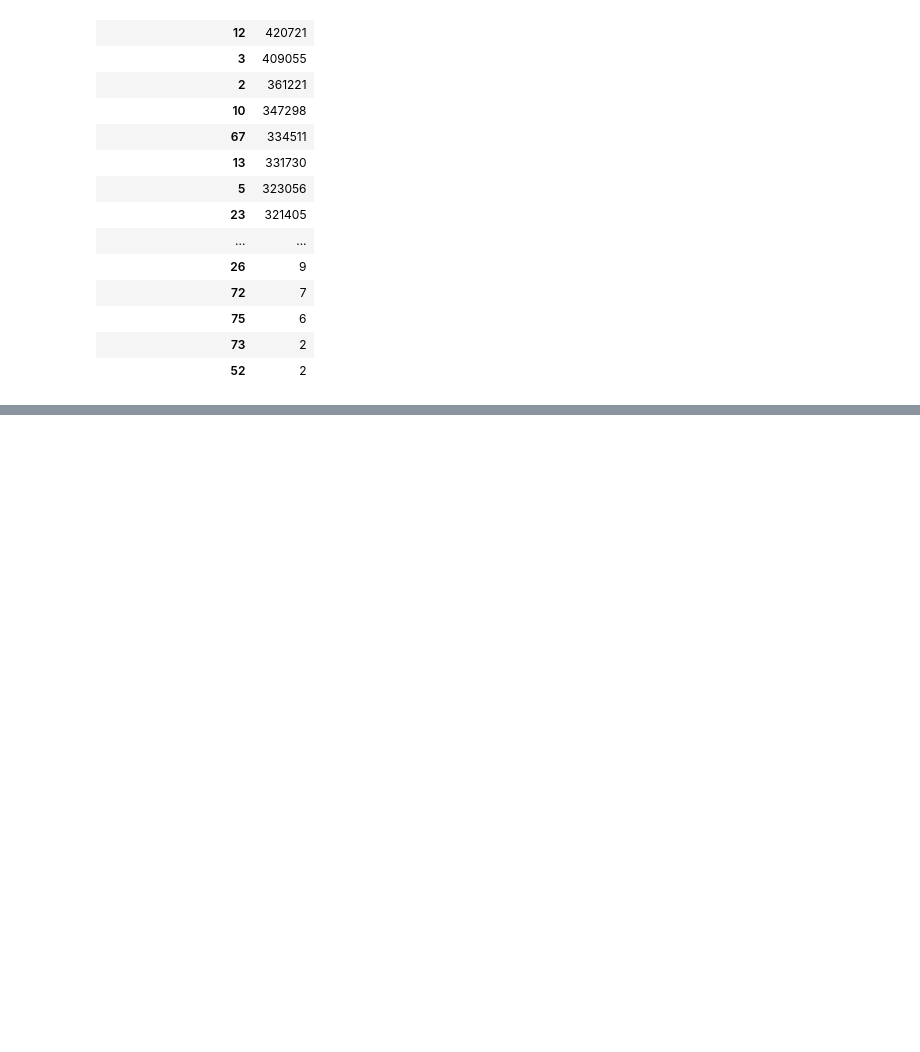
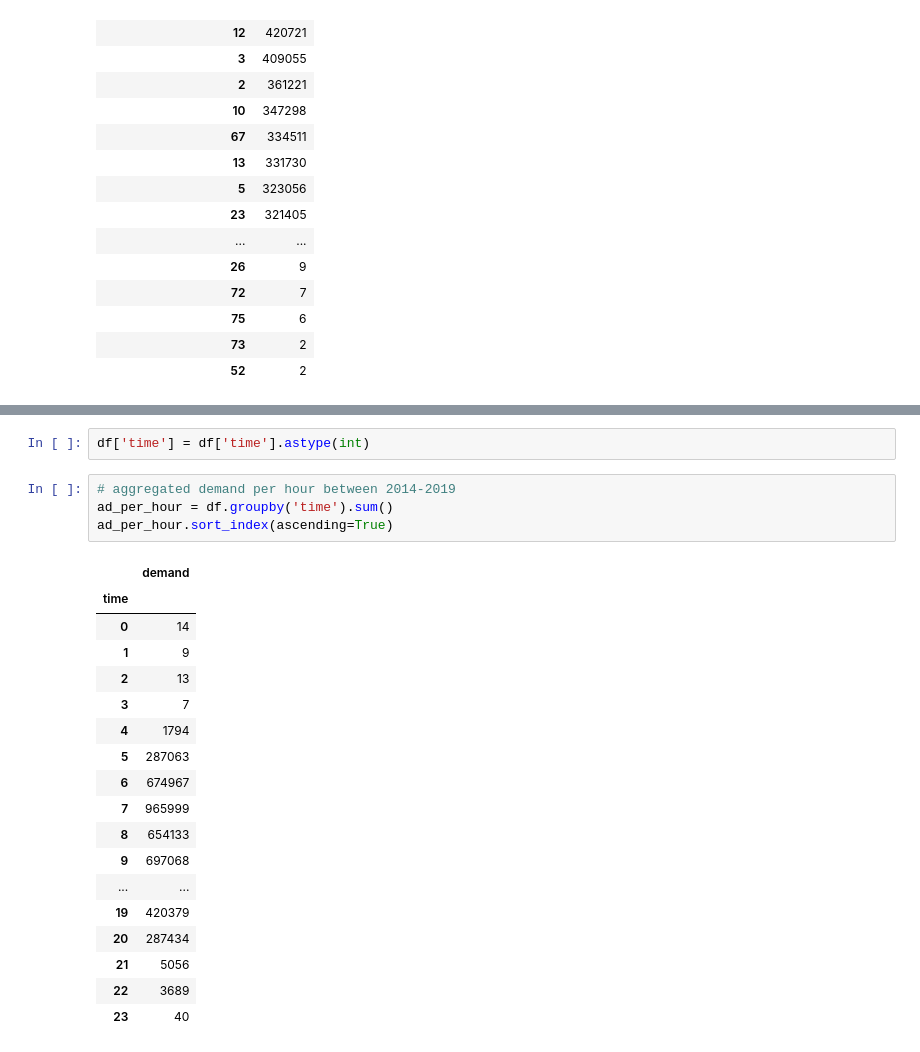
Before and after one commit to McNickSisto/world_data_league, a Jupyter notebook: stage_3/sisto_time_series.ipynb, the cells around one changed output, grey strips where cells are left out. Saved outputs shown, nothing was run; the diff lists cells and outputs as text; blank space fills up the shorter version.

```diff
--- a/stage_3/sisto_time_series.ipynb
+++ b/stage_3/sisto_time_series.ipynb
@@ -392,0 +420,25 @@ df[df['station'] == '1']
+# %%
+df['time'] = df['time'].astype(int)
+# %%
+# aggregated demand per hour between 2014-2019
+ad_per_hour = df.groupby('time').sum()
+ad_per_hour.sort_index(ascending=True)
+# %% [output]
+|  | demand |
+| time |  |
+| 0 | 14 |
+| 1 | 9 |
+| 2 | 13 |
+| 3 | 7 |
+| 4 | 1794 |
+| 5 | 287063 |
+| 6 | 674967 |
+| 7 | 965999 |
+| 8 | 654133 |
+| 9 | 697068 |
+| ... | ... |
+| 19 | 420379 |
+| 20 | 287434 |
+| 21 | 5056 |
+| 22 | 3689 |
+| 23 | 40 |
```
Also changed, not shown: parts of 41 cells of this notebook.
